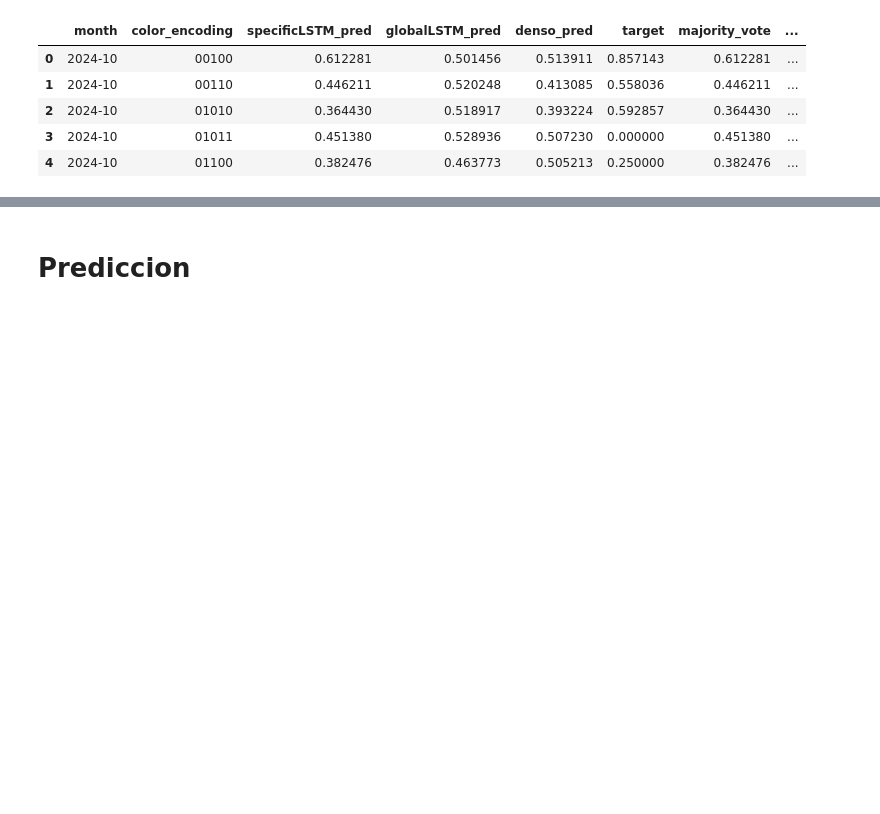
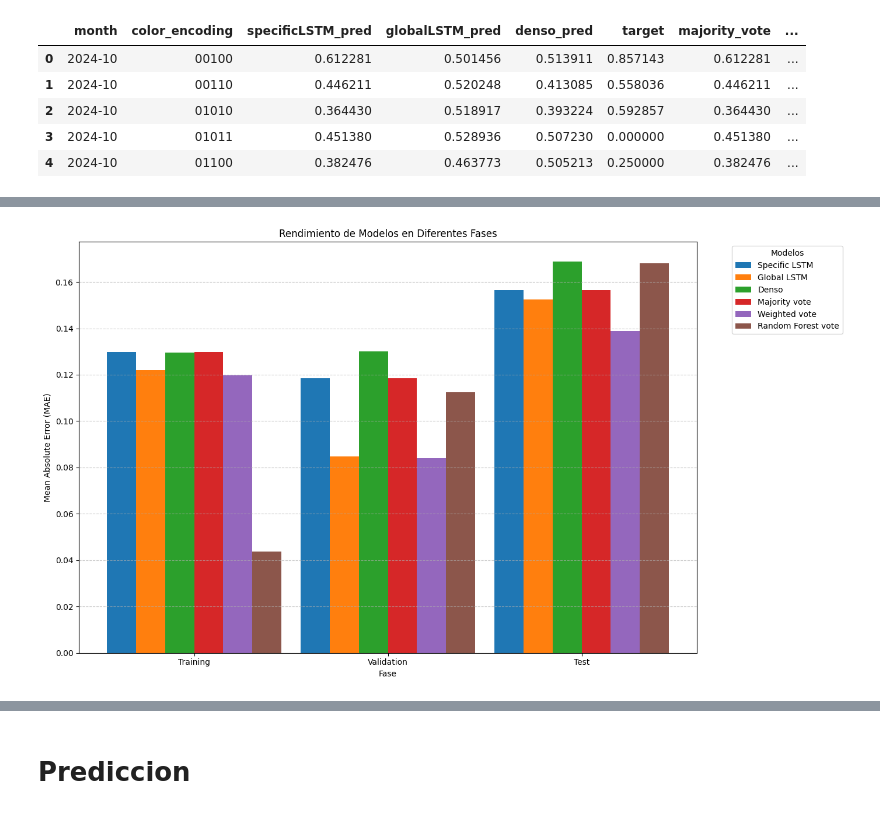
Before and after one commit to adrianfulla/MTG-Pioneer_LSTM, a Jupyter notebook: mtg-pioneer-lstm copy.ipynb, the cells around one changed output, grey strips where cells are left out. Saved outputs shown, nothing was run; the diff lists cells and outputs as text; code cells hidden in the pictures; blank space fills up the shorter version.

Commit message:
Graphs for MSE and RMSE

```diff
--- a/mtg-pioneer-lstm copy.ipynb
+++ b/mtg-pioneer-lstm copy.ipynb
@@ -1428,11 +1428,12 @@ final_test_predictions.head()
 # %%
 from sklearn.metrics import mean_absolute_error, mean_squared_error
 # %%
-def evaluate_model(predictions, actuals, model_name):
+def evaluate_model(predictions, actuals, model_name=None):
     mae = mean_absolute_error(actuals, predictions)
     rmse = np.sqrt(mean_squared_error(actuals, predictions))
-    print(f"{model_name} Performance:")
-    print(f" - Mean Absolute Error (MAE): {mae:.4f}")
-    print(f" - Root Mean Squared Error (RMSE): {rmse:.4f}")
-    print("-" * 40)
+    if model_name:
+        print(f"{model_name} Performance:")
+        print(f" - Mean Absolute Error (MAE): {mae:.4f}")
+        print(f" - Root Mean Squared Error (RMSE): {rmse:.4f}")
+        print("-" * 40)
     return mae, rmse
@@ -1490,0 +1445,50 @@ Random Forest Model Performance:
+# %%
+# Datos de evaluación por fase
+phases = ["Training", "Validation", "Test"]
+models = ["Specific LSTM", "Global LSTM", "Denso", "Majority vote", "Weighted vote", "Random Forest vote"]
+
+# Crear un diccionario para almacenar los resultados
+# (sustituye evaluate_model por los valores reales que obtuviste)
+performance_results = {
+    "Specific LSTM": [evaluate_model(final_train_predictions["specificLSTM_pred"], train_actual, "")[0],
+                      evaluate_model(final_val_predictions["specificLSTM_pred"], val_actual, "")[0],
+                      evaluate_model(final_test_predictions["specificLSTM_pred"], test_actual, "")[0]],
+    "Global LSTM": [evaluate_model(final_train_predictions["globalLSTM_pred"], train_actual, "")[0],
+                    evaluate_model(final_val_predictions["globalLSTM_pred"], val_actual, "")[0],
+                    evaluate_model(final_test_predictions["globalLSTM_pred"], test_actual, "")[0]],
+    "Denso": [evaluate_model(final_train_predictions["denso_pred"], train_actual, "")[0],
+              evaluate_model(final_val_predictions["denso_pred"], val_actual, "")[0],
+              evaluate_model(final_test_predictions["denso_pred"], test_actual, "")[0]],
+    "Majority vote": [evaluate_model(final_train_predictions["majority_vote"], train_actual, "")[0],
+                      evaluate_model(final_val_predictions["majority_vote"], val_actual, "")[0],
+                      evaluate_model(final_test_predictions["majority_vote"], test_actual, "")[0]],
+    "Weighted vote": [evaluate_model(final_train_predictions["weighted_vote"], train_actual, "")[0],
+                      evaluate_model(final_val_predictions["weighted_vote"], val_actual, "")[0],
+                      evaluate_model(final_test_predictions["weighted_vote"], test_actual, "")[0]],
+    "Random Forest vote": [evaluate_model(final_train_predictions["random_forest_vote"], train_actual, "")[0],
+                           evaluate_model(final_val_predictions["random_forest_vote"], val_actual, "")[0],
+                           evaluate_model(final_test_predictions["random_forest_vote"], test_actual, "")[0]],
+}
+
+# Convertir el diccionario en arrays para graficar
+x = np.arange(len(phases))  # Coordenadas X para las fases
+width = 0.15  # Ancho de las barras
+
+# Crear el gráfico
+plt.figure(figsize=(14, 8))
+
+# Iterar sobre los modelos y graficar sus resultados
+for i, model in enumerate(models):
+    plt.bar(x + i * width, performance_results[model], width, label=model)
+
+# Configuración del gráfico
+plt.title("Rendimiento de Modelos en Diferentes Fases")
+plt.xlabel("Fase")
+plt.ylabel("Mean Absolute Error (MAE)")  # Cambiar si graficas RMSE
+plt.xticks(ticks=x + width * (len(models) - 1) / 2, labels=phases)
+plt.legend(title="Modelos", bbox_to_anchor=(1.05, 1), loc="upper left")
+plt.grid(axis="y", linestyle="--", alpha=0.7)
+plt.tight_layout()
+plt.show()
+# %% [output]
+[figure, added]
```
Also changed, not shown: parts of 7 cells of this notebook.
